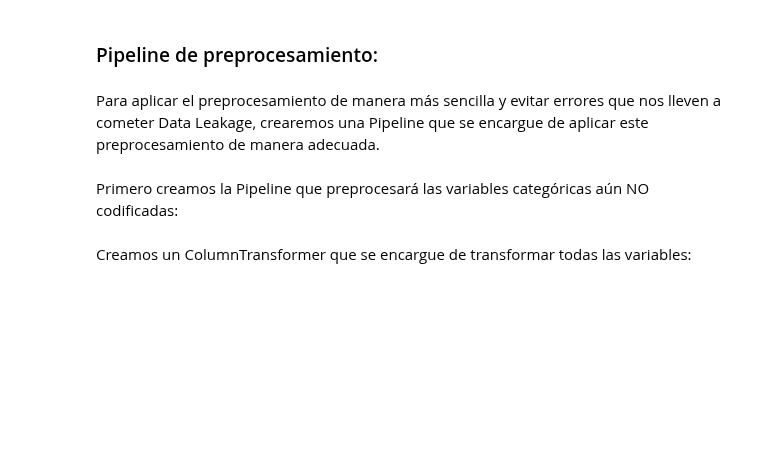
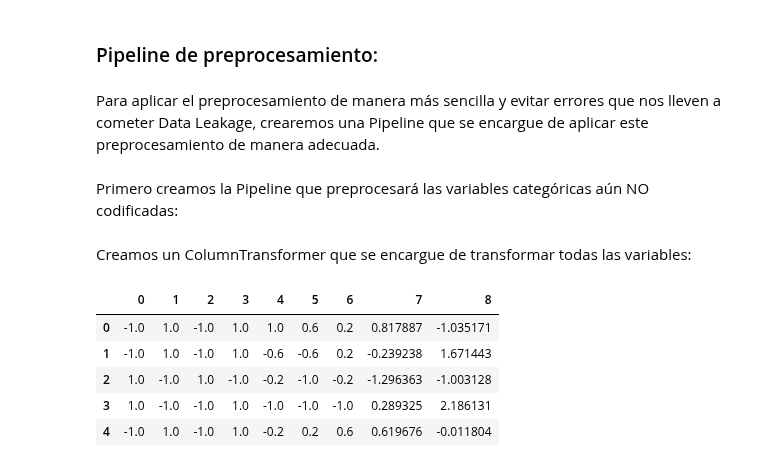
Before and after one commit to GOIH/MineriaDatos, a Jupyter notebook: analisis.ipynb, the cells around one changed output. Drawn from its saved outputs; the diff is of its cells as text; code cells hidden in the pictures; blank space fills up the shorter version.

Commit message:
Se ha añadido la visualización de los datos transformados.

```diff
--- a/analisis.ipynb
+++ b/analisis.ipynb
@@ -241,3 +241,12 @@ preprocessor = ColumnTransformer(
 )
 # %%
 X = preprocessor.fit_transform(X)
+# Visualizamos los datos transformados
+pd.DataFrame(X).head()
+# %% [output]
+|  | 0 | 1 | 2 | 3 | 4 | 5 | 6 | 7 | 8 |
+| 0 | -1.0 | 1.0 | -1.0 | 1.0 | 1.0 | 0.6 | 0.2 | 0.817887 | -1.035171 |
+| 1 | -1.0 | 1.0 | -1.0 | 1.0 | -0.6 | -0.6 | 0.2 | -0.239238 | 1.671443 |
+| 2 | 1.0 | -1.0 | 1.0 | -1.0 | -0.2 | -1.0 | -0.2 | -1.296363 | -1.003128 |
+| 3 | 1.0 | -1.0 | -1.0 | 1.0 | -1.0 | -1.0 | -1.0 | 0.289325 | 2.186131 |
+| 4 | -1.0 | 1.0 | -1.0 | 1.0 | -0.2 | 0.2 | 0.6 | 0.619676 | -0.011804 |
```
